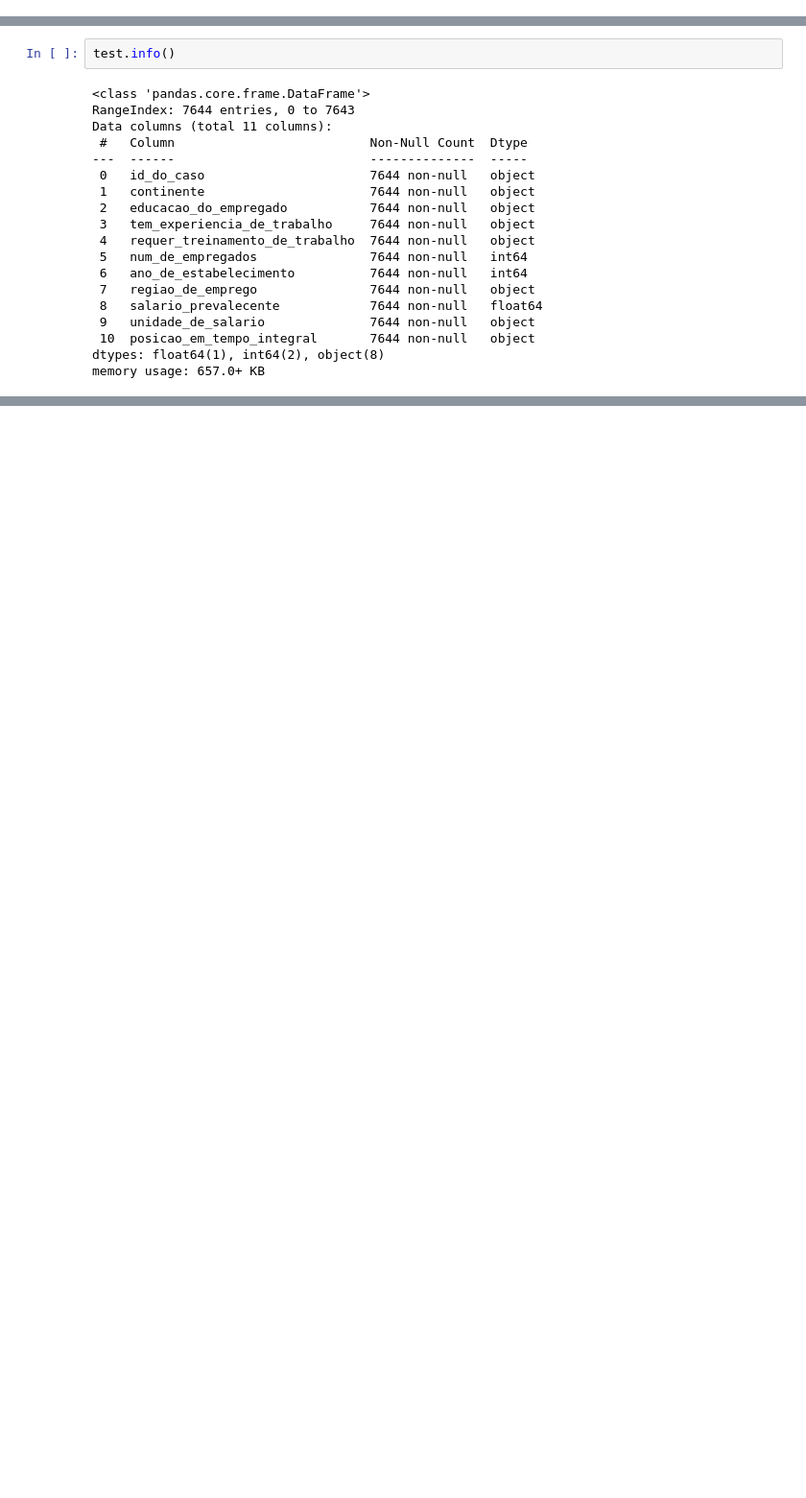
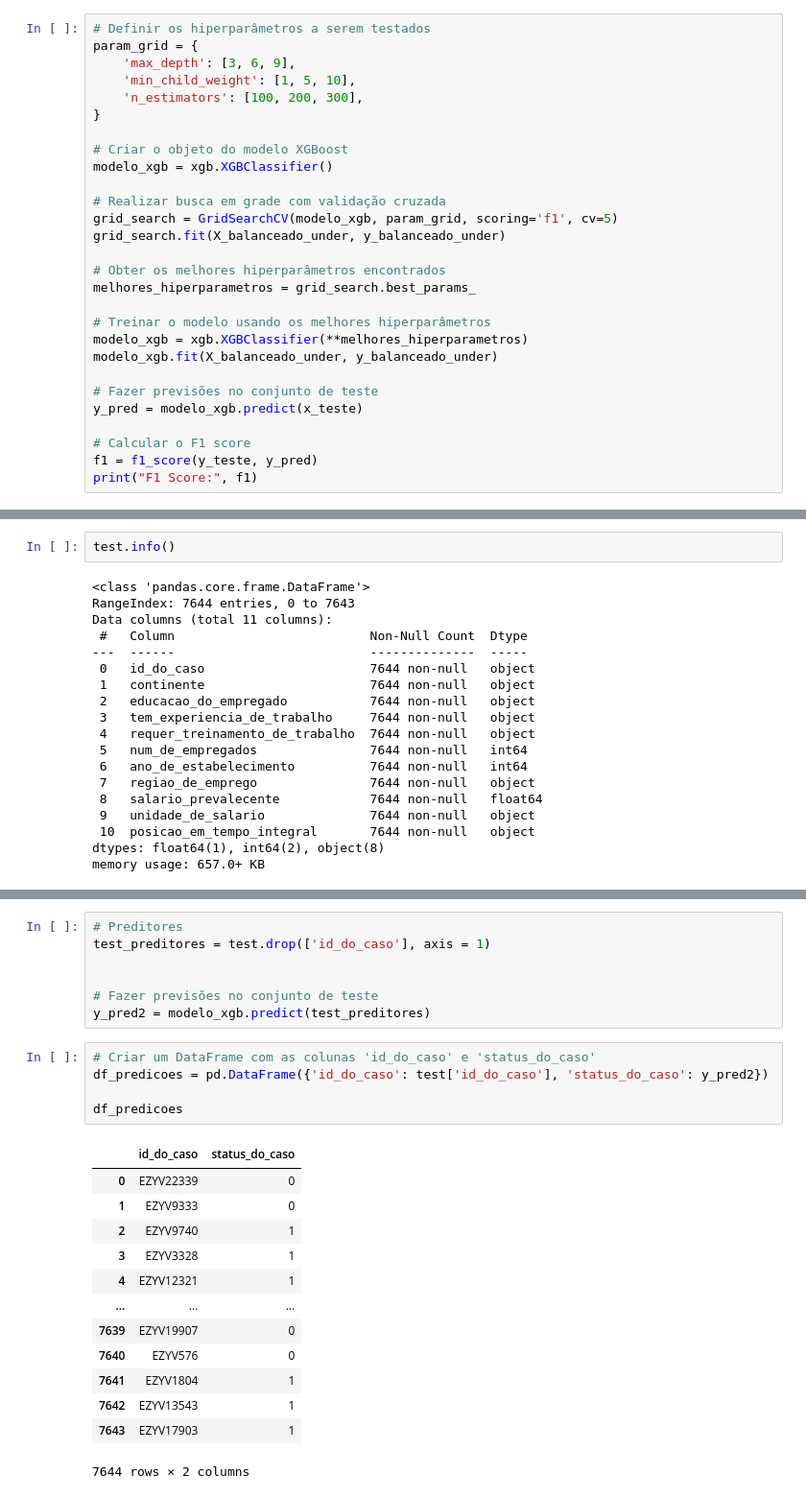
Before and after one commit to leoalvessantana/ML-Olympiad-Vistos-Classification, a Jupyter notebook: vistos_classification.ipynb, the cells around one changed output, grey strips where cells are left out. Shown: that part at 96% size. Saved outputs shown, nothing was run; the diff lists cells and outputs as text; blank space fills up the shorter version.

```diff
--- a/vistos_classification.ipynb
+++ b/vistos_classification.ipynb
@@ -670,0 +707,28 @@ previsao_knn = knn_classifier.predict(x_teste)
+# %%
+# Definir os hiperparâmetros a serem testados
+param_grid = {
+    'max_depth': [3, 6, 9],
+    'min_child_weight': [1, 5, 10],
+    'n_estimators': [100, 200, 300],
+}
+
+# Criar o objeto do modelo XGBoost
+modelo_xgb = xgb.XGBClassifier()
+
+# Realizar busca em grade com validação cruzada
+grid_search = GridSearchCV(modelo_xgb, param_grid, scoring='f1', cv=5)
+grid_search.fit(X_balanceado_under, y_balanceado_under)
+
+# Obter os melhores hiperparâmetros encontrados
+melhores_hiperparametros = grid_search.best_params_
+
+# Treinar o modelo usando os melhores hiperparâmetros
+modelo_xgb = xgb.XGBClassifier(**melhores_hiperparametros)
+modelo_xgb.fit(X_balanceado_under, y_balanceado_under)
+
+# Fazer previsões no conjunto de teste
+y_pred = modelo_xgb.predict(x_teste)
+
+# Calcular o F1 score
+f1 = f1_score(y_teste, y_pred)
+print("F1 Score:", f1)
@@ -760,0 +899,26 @@ memory usage: 657.0+ KB
+# %%
+# Preditores
+test_preditores = test.drop(['id_do_caso'], axis = 1)
+
+
+# Fazer previsões no conjunto de teste
+y_pred2 = modelo_xgb.predict(test_preditores)
+# %%
+# Criar um DataFrame com as colunas 'id_do_caso' e 'status_do_caso'
+df_predicoes = pd.DataFrame({'id_do_caso': test['id_do_caso'], 'status_do_caso': y_pred2})
+
+df_predicoes
+# %% [output]
+|  | id_do_caso | status_do_caso |
+| 0 | EZYV22339 | 0 |
+| 1 | EZYV9333 | 0 |
+| 2 | EZYV9740 | 1 |
+| 3 | EZYV3328 | 1 |
+| 4 | EZYV12321 | 1 |
+| ... | ... | ... |
+| 7639 | EZYV19907 | 0 |
+| 7640 | EZYV576 | 0 |
+| 7641 | EZYV1804 | 1 |
+| 7642 | EZYV13543 | 1 |
+| 7643 | EZYV17903 | 1 |
+7644 rows × 2 columns
```
Also changed, not shown: parts of 25 cells of this notebook, 2 other files.
